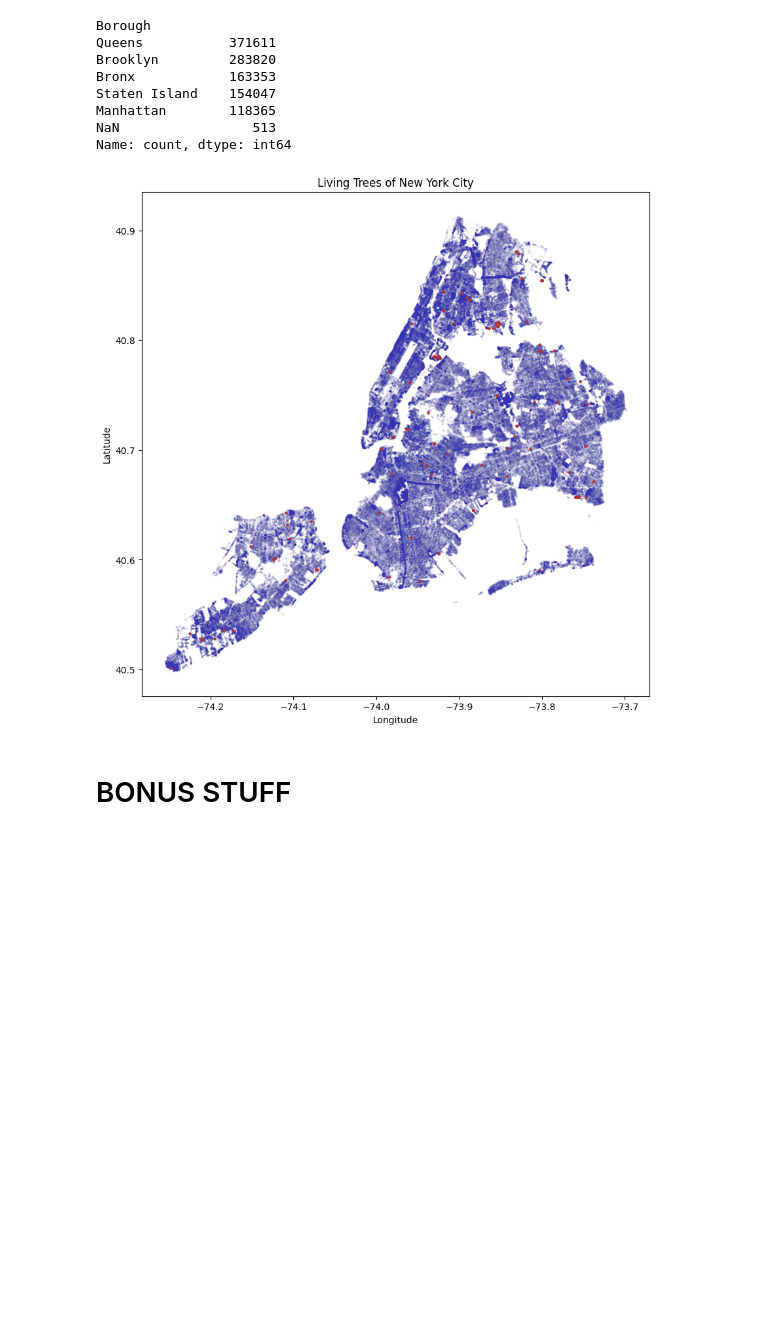
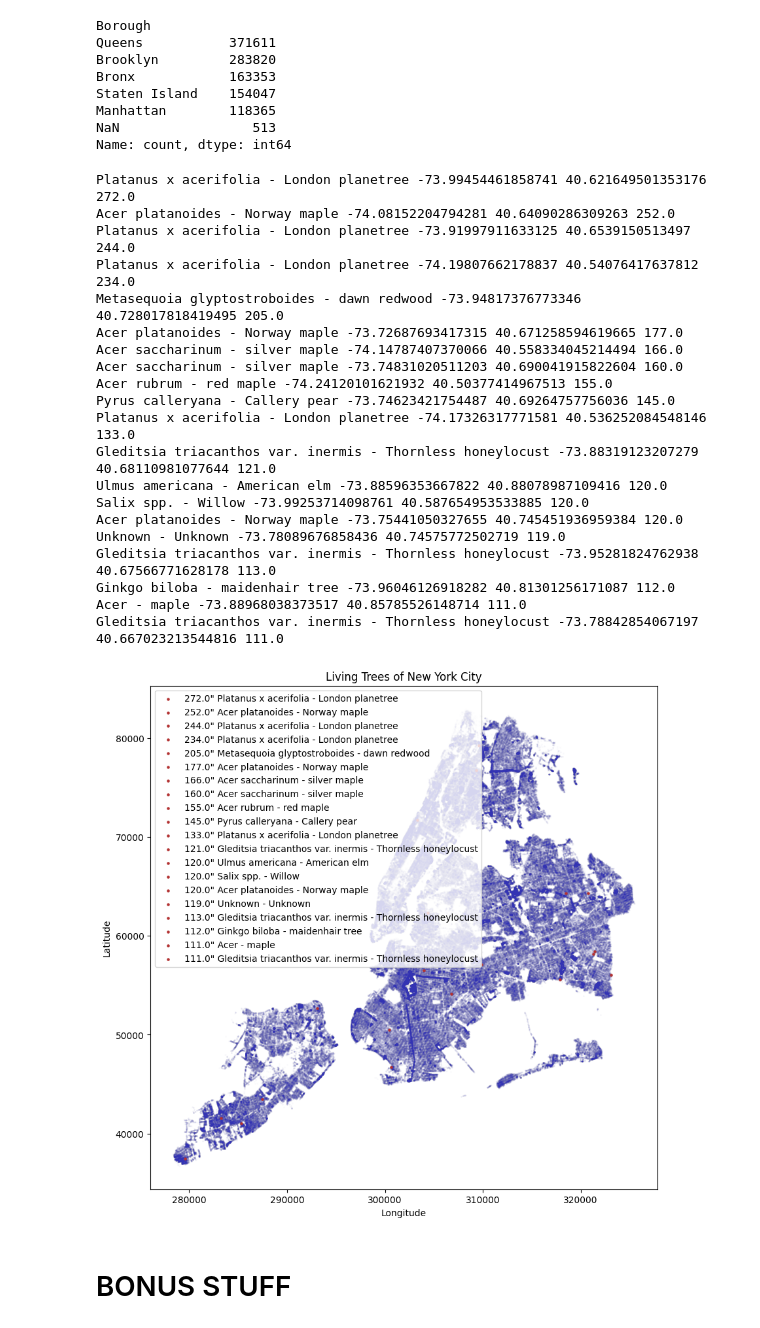
Before and after one commit to fractalate/data-trees-new-york, a Jupyter notebook: Forestry Management System.ipynb, the cells around one changed output. Cells and saved outputs as stored; diff of their text form; code cells hidden in the pictures; blank space fills up the shorter version.

Commit message:
More Forest Management System Exploration, Thickest Trees

```diff
--- a/Forestry Management System.ipynb
+++ b/Forestry Management System.ipynb
@@ -8,6 +9,12 @@ from matplotlib import pyplot as plt
 pd.set_option('display.max_columns', None)
 pd.set_option('display.max_rows', None)
 pd.set_option('display.max_colwidth', None)
+# %%
+# For transforming lon/lat coordinates to x/y coordinate in feet suitable for Illinois
+# https://en.wikipedia.org/wiki/EPSG_Geodetic_Parameter_Dataset
+# EPSG:4326 - https://epsg.io/4326
+# EPSG:32118 - https://epsg.io/32118
+transformer_ll_to_xy = pyproj.Transformer.from_crs('EPSG:4326', 'EPSG:32118', always_xy=True)
 # %%
 # https://data.cityofnewyork.us/browse?sortBy=most_accessed&utf8=%E2%9C%93&Data-Collection_Data-Collection=Forestry+Management+System+%28ForMS%29&pageSize=20&page=1
 df_tree_points = pd.read_csv('./data/Forestry_Management_System/Forestry_Tree_Points_20250830.csv')
@@ -30,6 +41,12 @@ Records: 1091709
 Columns: ['OBJECTID', 'Borough', 'Number', 'Street', 'PSSite', 'PlantingSpaceOnStreet', 'Width', 'Length', 'ParkName', 'ParkZone', 'CrossStreet1', 'CrossStreet2', 'CommunityBoard', 'SanitationZone', ' ...
 |  | OBJECTID | Borough | Number | Street | PSSite | PlantingSpaceOnStreet | Width | Length | ParkName | ... |
 | 0 | 1236278 | Queens | 39-020 | 39 ROAD | Street | NaN | NaN | NaN | NaN | ... |
+# %%
+location_lon_lat = df_tree_points['Location'].str.replace('POINT (', '').str.replace(')', '').str.split()
+df_tree_points['Location_Longitude'] = location_lon_lat.apply(lambda l: float(l[0]))
+df_tree_points['Location_Latitude'] = location_lon_lat.apply(lambda l: float(l[1]))
+df_tree_points[['X', 'Y']] = df_tree_points.apply(lambda row: transformer_ll_to_xy.transform(row['Location_Longitude'], row['Location_Latitude']), axis=1, result_type='expand')
+del location_lon_lat
 # %%
 df_tree_points['TPCondition'].value_counts()
 # %% [output]
@@ -108,25 +125,49 @@ Manhattan        118365
 NaN                 513
 Name: count, dtype: int64
 # %%
-df = df_tree_points_living.copy()
-location_lon_lat = df_tree_points_living['Location'].str.replace('POINT (', '').str.replace(')', '').str.split()
-df['Longitude'] = location_lon = location_lon_lat.apply(lambda l: float(l[0]))
-df['Latitude'] = location_lat = location_lon_lat.apply(lambda l: float(l[1]))
+df = df_tree_points_living
 
-genus_species = 'Populus tremuloides - quaking aspen'
+# we filter out some very likely bad data entries...
 df2 = df[
-    df['GenusSpecies'] == genus_species
-]
+    (df['GenusSpecies'] != 'Quercus rubra - northern red oak')
+    & (df['GenusSpecies'] != 'Tilia americana - American basswood')
+    & (df['GenusSpecies'] != 'Quercus palustris - pin oak')
+].sort_values(by='DBH', ascending=False)[:20]
 
 fig, ax = plt.subplots(figsize=(10, 10))
-ax.scatter(df['Longitude'], df['Latitude'], s=0.1, color=(0.2, 0.2, 0.7, 0.05))
-ax.scatter(df2['Longitude'], df2['Latitude'], s=5, color=(0.7, 0.2, 0.2, 1.0), label=genus_species)
+ax.scatter(df['X'], df['Y'], s=0.1, color=(0.2, 0.2, 0.7, 0.05))
+for row in df2.iloc:
+    print(row['GenusSpecies'], row['Location_Longitude'], row['Location_Latitude'], row['DBH'])
+    ax.scatter(row['X'], row['Y'], s=5, color=(0.7, 0.2, 0.2, 1.0), label=str(row['DBH']) + '" ' + row['GenusSpecies'])
 ax.set_title('Living Trees of New York City')
 ax.set_xlabel('Longitude')
 ax.set_ylabel('Latitude')
+ax.legend()
 plt.show()
+
+# these all look sus, don't believe any of them. tried to find them on street view, but couldn't or they are regular sized.
 # %% [output]
+Platanus x acerifolia - London planetree -73.99454461858741 40.621649501353176 272.0
+Acer platanoides - Norway maple -74.08152204794281 40.64090286309263 252.0
+Platanus x acerifolia - London planetree -73.91997911633125 40.6539150513497 244.0
+Platanus x acerifolia - London planetree -74.19807662178837 40.54076417637812 234.0
+Metasequoia glyptostroboides - dawn redwood -73.94817376773346 40.728017818419495 205.0
+Acer platanoides - Norway maple -73.72687693417315 40.671258594619665 177.0
+Acer saccharinum - silver maple -74.14787407370066 40.558334045214494 166.0
+Acer saccharinum - silver maple -73.74831020511203 40.690041915822604 160.0
+Acer rubrum - red maple -74.24120101621932 40.50377414967513 155.0
+Pyrus calleryana - Callery pear -73.74623421754487 40.69264757756036 145.0
+Platanus x acerifolia - London planetree -74.17326317771581 40.536252084548146 133.0
+Gleditsia triacanthos var. inermis - Thornless honeylocust -73.88319123207279 40.68110981077644 121.0
+Ulmus americana - American elm -73.88596353667822 40.88078987109416 120.0
+Salix spp. - Willow -73.99253714098761 40.587654953533885 120.0
+Acer platanoides - Norway maple -73.75441050327655 40.745451936959384 120.0
+Unknown - Unknown -73.78089676858436 40.74575772502719 119.0
+Gleditsia triacanthos var. inermis - Thornless honeylocust -73.95281824762938 40.67566771628178 113.0
+Ginkgo biloba - maidenhair tree -73.96046126918282 40.81301256171087 112.0
+Acer - maple -73.88968038373517 40.85785526148714 111.0
+Gleditsia triacanthos var. inermis - Thornless honeylocust -73.78842854067197 40.667023213544816 111.0
-[figure, old version]
+[figure, new version]
 # %% [markdown]
 # BONUS STUFF
 # %%
```
Also changed, not shown: parts of 4 cells of this notebook, 2 other files.
